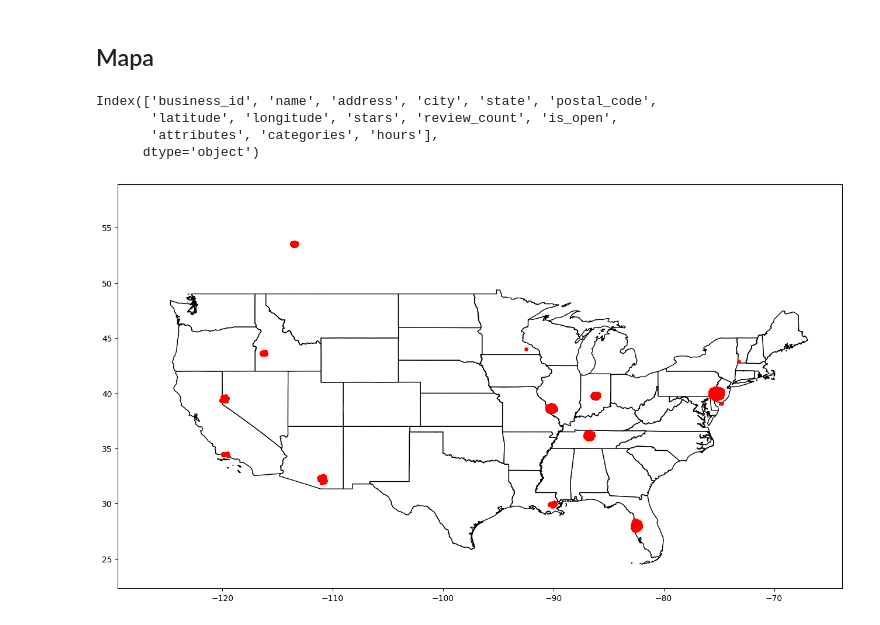
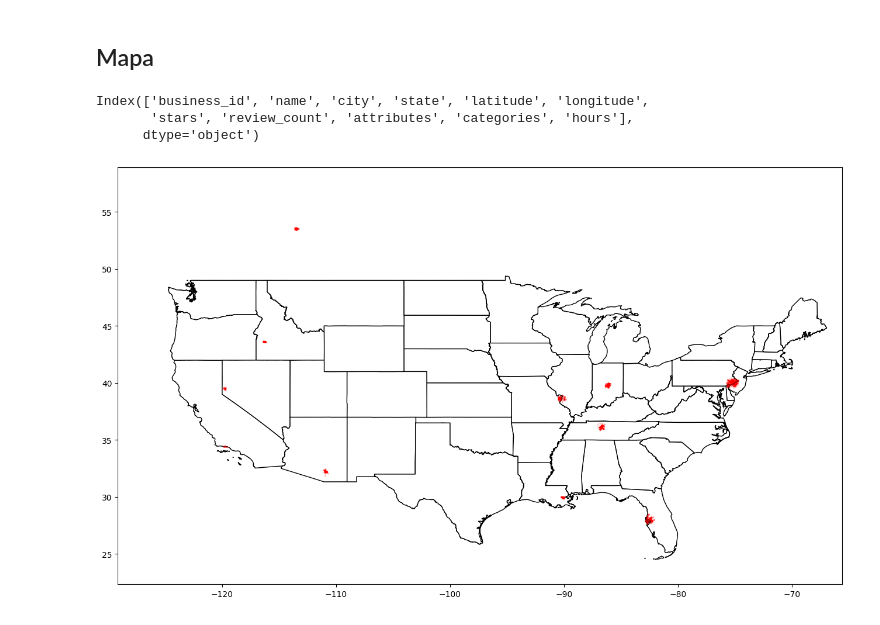
Before and after one commit to litcoininvestorbros/Henry_PF, a Jupyter notebook: notebooks/eda_yelp.ipynb, the cells around one changed output. Cells and saved outputs as stored; diff of their text form; code cells hidden in the pictures.

Commit message:
nuevo notebook etl_yelp_review

```diff
--- a/notebooks/eda_yelp.ipynb
+++ b/notebooks/eda_yelp.ipynb
@@ -70,0 +108,5 @@ df_business.shape
+# %%
+# Filtramos los datos a la región elegida
+estados_filtro = ["DE", "NJ", "PA"]
+df_business = df_business[df_business['state'].isin(estados_filtro)]
+df_business.shape
@@ -95,5 +194,0 @@ is_open: Se entiende que se refiere al momento de la extracción de los datos. S
-# %%
-# Eliminar las columnas antes mencionadas
-df_business.drop("address", axis=1, inplace=True)
-df_business.drop("postal_code", axis=1, inplace=True)
-df_business.drop("is_open", axis=1, inplace=True)
@@ -140,38 +300,37 @@ from shapely.geometry import Point
 # %%
 df_business.columns
 # %% [output]
-Index(['business_id', 'name', 'address', 'city', 'state', 'postal_code',
-       'latitude', 'longitude', 'stars', 'review_count', 'is_open',
-       'attributes', 'categories', 'hours'],
+Index(['business_id', 'name', 'city', 'state', 'latitude', 'longitude',
+       'stars', 'review_count', 'attributes', 'categories', 'hours'],
       dtype='object')
 # %%
 # Mapeamos las coordinadas de 'pos_x' y 'pos_y'
 # Descartamos los nulos
 df = df_business.dropna(axis=0, subset=['longitude', 'latitude'])
 
 # Crear un GeoDataFrame con la data de coordinadas
 geometry = [Point(xy) for xy in zip(df['longitude'], df['latitude'])]
 gdf = GeoDataFrame(df, geometry=geometry)
 
 # Cargar archivo shapefile
 mapa = gpd.read_file('../assets/map_state_5m.shp')
 
 # Calculamos los limites del mapa
 minx, miny, maxx, maxy = gdf.total_bounds
 
 # Creamos los plots del mapa
 fig, ax = plt.subplots(figsize=(16, 14))
 mapa.plot(ax=ax, color='white', edgecolor='black')
-gdf.plot(ax=ax, marker='o', color='red', markersize=15)
+gdf.plot(ax=ax, marker='o', color='red', markersize=.0001)
 
 # Calculamos el margen del grafico
 margin_ratio = 0.2
 marginx = (maxx - minx) * margin_ratio
 marginy = (maxy - miny) * margin_ratio
 # Aplicamos los margenes en relacion a los plots en los extremos
 ax.set_xlim(minx - marginx, maxx + marginx)
 ax.set_ylim(miny - marginy, maxy + marginy)
 
 plt.show()
 # %% [output]
-[figure, old version]
+[figure, new version]
```
Also changed, not shown: parts of 24 cells of this notebook, 2 other files.
